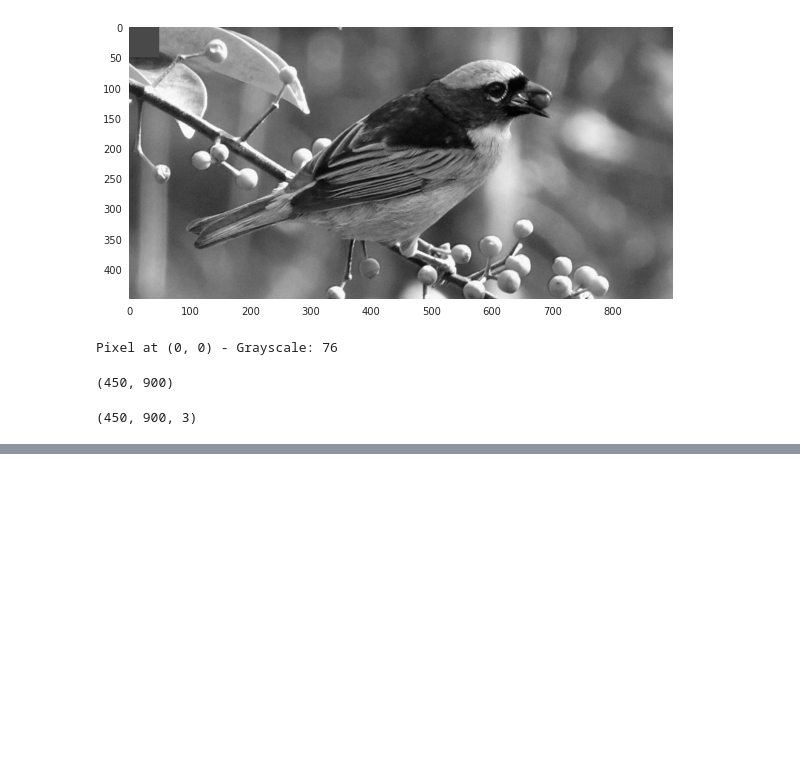
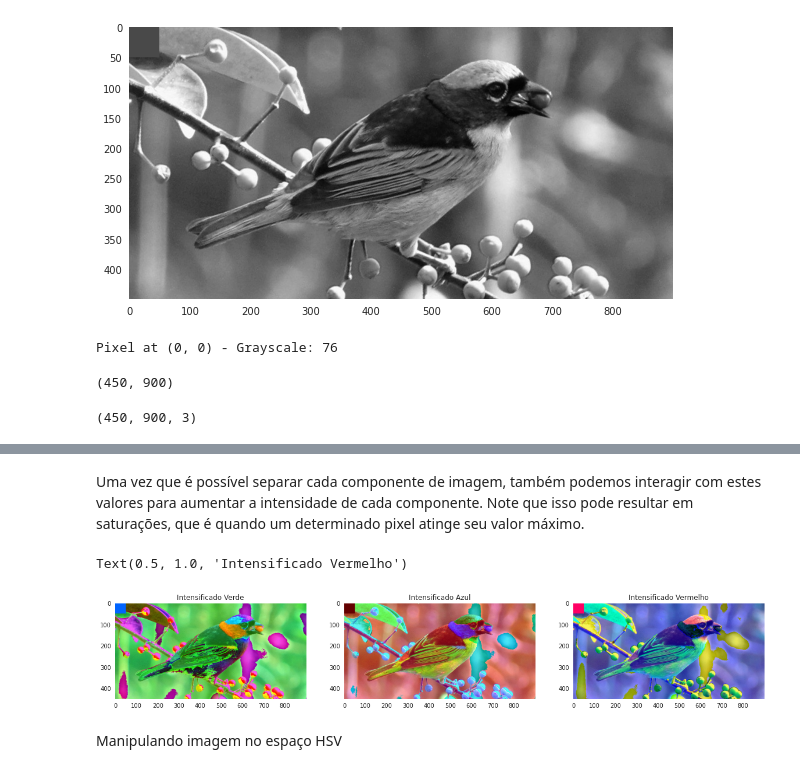
Before and after one commit to uervitonsantos/visao_computacional_tratamento_de_imagens, a Jupyter notebook: visao_computacional_tratamento_de_imagens.ipynb, the cells around one changed output, grey strips where cells are left out. Cells and saved outputs as stored; diff of their text form; code cells hidden in the pictures; blank space fills up the shorter version.

```diff
--- a/visao_computacional_tratamento_de_imagens.ipynb
+++ b/visao_computacional_tratamento_de_imagens.ipynb
@@ -110,0 +116,26 @@ Text(0.5, 1.0, 'Russia Blue')
+# %%
+r, g, b = cv2.split(imagem)
+# %% [markdown]
+Uma vez que é possível separar cada componente de imagem, também podemos interagir com estes valores para aumentar a intensidade de cada componente. Note que isso pode resultar em saturações, que é quando um determinado pixel atinge seu valor máximo.
+# %%
+plt.figure(figsize=(20,20))
+
+#Intensificando o componente verde da imagem
+plt.subplot(1,3,1)
+plt.imshow(cv2.merge([r, g+100, b]))
+plt.title("Intensificado Verde")
+
+#Intensificando o componente azul da imagem
+plt.subplot(1,3,2)
+plt.imshow(cv2.merge([b+100, g, r]))
+plt.title("Intensificado Azul")
+
+#Intensificando o componente vermelho da imagem
+plt.subplot(1,3,3)
+plt.imshow(cv2.merge([b, g, r+100]))
+plt.title("Intensificado Vermelho")
+# %% [output]
+Text(0.5, 1.0, 'Intensificado Vermelho')
+[figure, added]
+# %% [markdown]
+Manipulando imagem no espaço HSV
```
Also changed, not shown: parts of 14 cells of this notebook.
